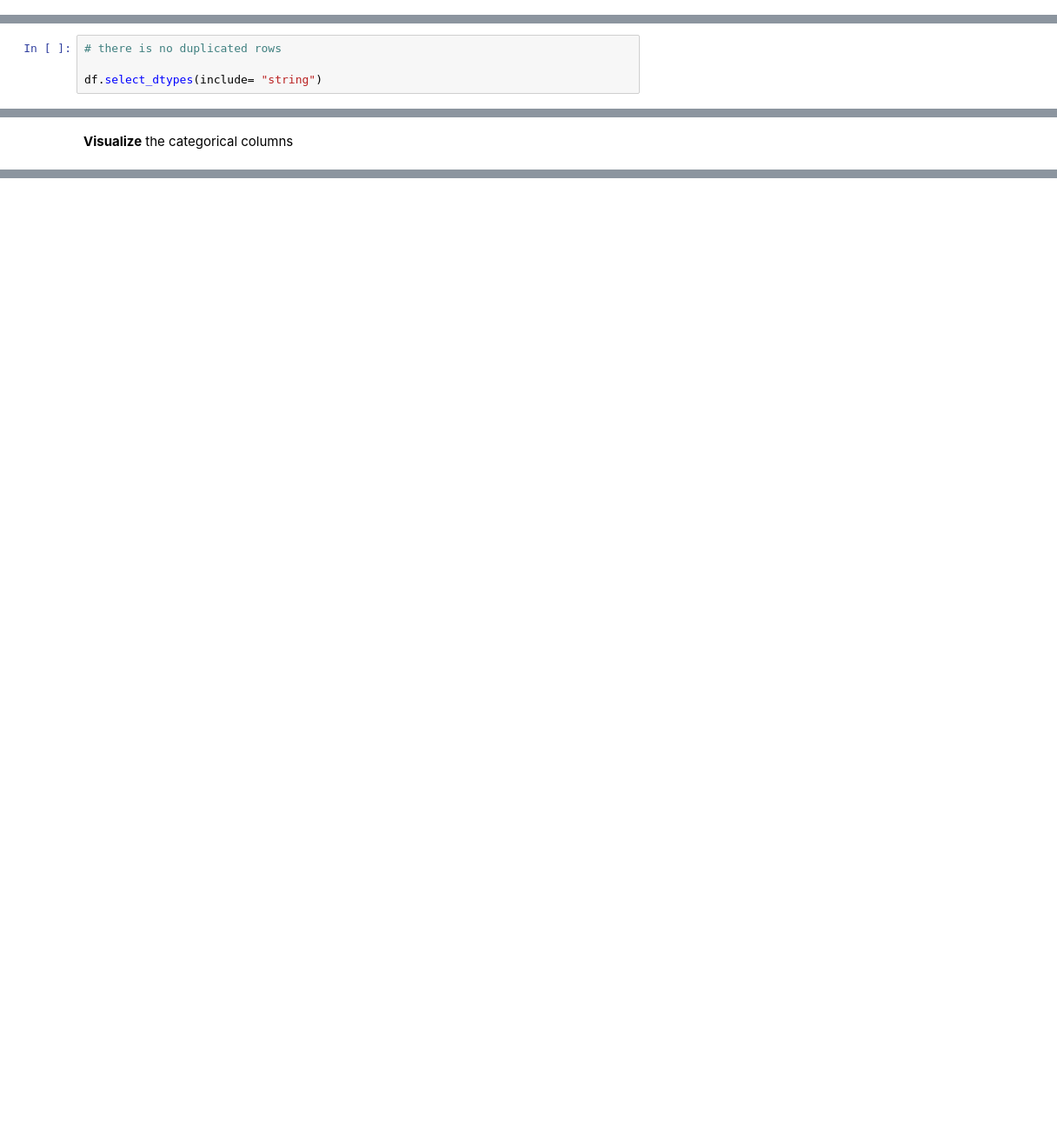
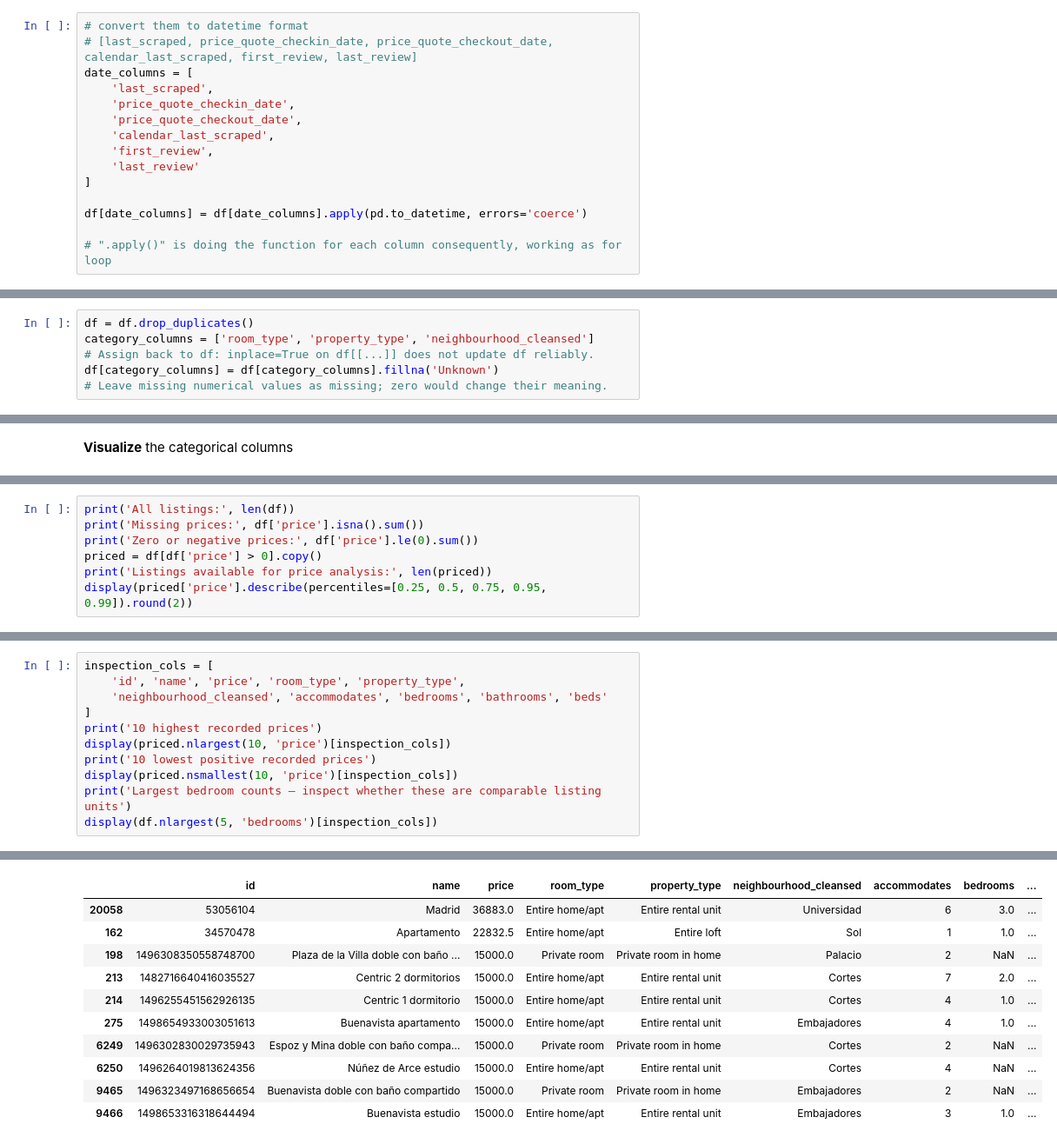
Before and after one commit to talalal3thman/test-github, a Jupyter notebook: step_by_step_eda.ipynb, the cells around one changed output, grey strips where cells are left out. Shown at 87% size. Saved outputs shown, nothing was run; the diff lists cells and outputs as text; blank space fills up the shorter version.

```diff
--- a/step_by_step_eda.ipynb
+++ b/step_by_step_eda.ipynb
@@ -69,0 +103,15 @@ df.sample(5)
+# %%
+# convert them to datetime format
+# [last_scraped, price_quote_checkin_date, price_quote_checkout_date, calendar_last_scraped, first_review, last_review]
+date_columns = [
+    'last_scraped',
+    'price_quote_checkin_date',
+    'price_quote_checkout_date',
+    'calendar_last_scraped',
+    'first_review',
+    'last_review'
+]
+
+df[date_columns] = df[date_columns].apply(pd.to_datetime, errors='coerce')
+
+# ".apply()" is doing the function for each column consequently, working as for loop
@@ -102,6 +173,8 @@ For practice, we will:
 - remove exact duplicate rows;
 - fill missing categorical values with `"Unknown"`;
 # %%
-# there is no duplicated rows
-
-df.select_dtypes(include= "string")
+df = df.drop_duplicates()
+category_columns = ['room_type', 'property_type', 'neighbourhood_cleansed']
+# Assign back to df: inplace=True on df[[...]] does not update df reliably.
+df[category_columns] = df[category_columns].fillna('Unknown')
+# Leave missing numerical values as missing; zero would change their meaning.
@@ -235,0 +298,7 @@ Try answering these from the analysis above:
+# %%
+print('All listings:', len(df))
+print('Missing prices:', df['price'].isna().sum())
+print('Zero or negative prices:', df['price'].le(0).sum())
+priced = df[df['price'] > 0].copy()
+print('Listings available for price analysis:', len(priced))
+display(priced['price'].describe(percentiles=[0.25, 0.5, 0.75, 0.95, 0.99]).round(2))
@@ -235,0 +587,12 @@ Try answering these from the analysis above:
+# %%
+inspection_cols = [
+    'id', 'name', 'price', 'room_type', 'property_type',
+    'neighbourhood_cleansed', 'accommodates', 'bedrooms', 'bathrooms', 'beds'
+]
+print('10 highest recorded prices')
+display(priced.nlargest(10, 'price')[inspection_cols])
+print('10 lowest positive recorded prices')
+display(priced.nsmallest(10, 'price')[inspection_cols])
+print('Largest bedroom counts — inspect whether these are comparable listing units')
+display(df.nlargest(5, 'bedrooms')[inspection_cols])
+# %% [output]
@@ -235,0 +600,11 @@ Try answering these from the analysis above:
+|  | id | name | price | room_type | property_type | neighbourhood_cleansed | accommodates | bedrooms | ... |
+| 20058 | 53056104 | Madrid | 36883.0 | Entire home/apt | Entire rental unit | Universidad | 6 | 3.0 | ... |
+| 162 | 34570478 | Apartamento | 22832.5 | Entire home/apt | Entire loft | Sol | 1 | 1.0 | ... |
+| 198 | 1496308350558748700 | Plaza de la Villa doble con baño ... | 15000.0 | Private room | Private room in home | Palacio | 2 | NaN | ... |
+| 213 | 1482716640416035527 | Centric 2 dormitorios | 15000.0 | Entire home/apt | Entire rental unit | Cortes | 7 | 2.0 | ... |
+| 214 | 1496255451562926135 | Centric 1 dormitorio | 15000.0 | Entire home/apt | Entire rental unit | Cortes | 4 | 1.0 | ... |
+| 275 | 1498654933003051613 | Buenavista apartamento | 15000.0 | Entire home/apt | Entire rental unit | Embajadores | 4 | 1.0 | ... |
+| 6249 | 1496302830029735943 | Espoz y Mina doble con baño compa... | 15000.0 | Private room | Private room in home | Cortes | 2 | NaN | ... |
+| 6250 | 1496264019813624356 | Núñez de Arce estudio | 15000.0 | Entire home/apt | Entire rental unit | Cortes | 4 | NaN | ... |
+| 9465 | 1496323497168656654 | Buenavista doble con baño compartido | 15000.0 | Private room | Private room in home | Embajadores | 2 | NaN | ... |
+| 9466 | 1498653316318644494 | Buenavista estudio | 15000.0 | Entire home/apt | Entire rental unit | Embajadores | 3 | 1.0 | ... |
```
Also changed, not shown: parts of 54 cells of this notebook, 2 other files.
